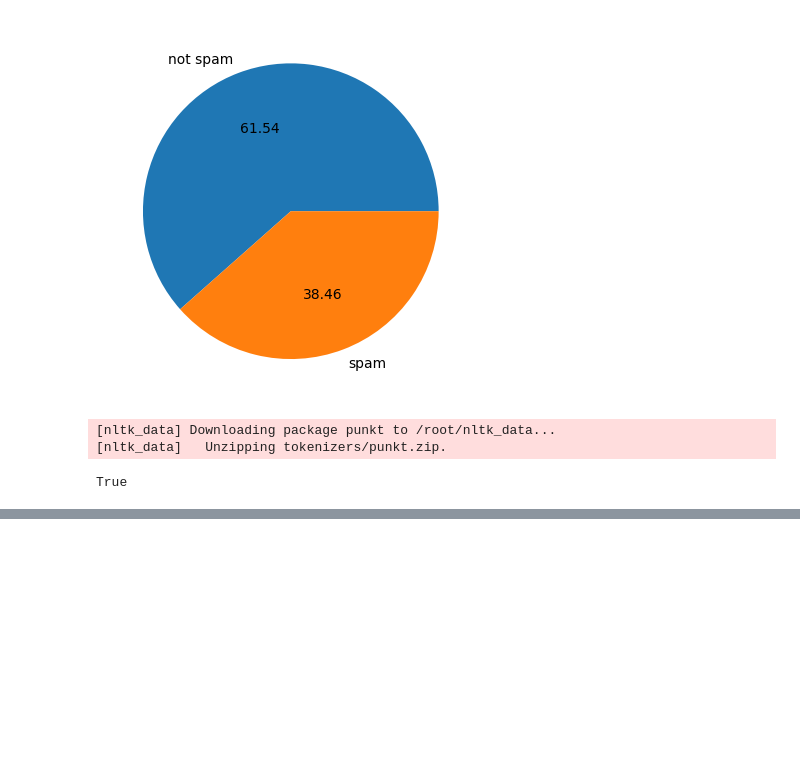
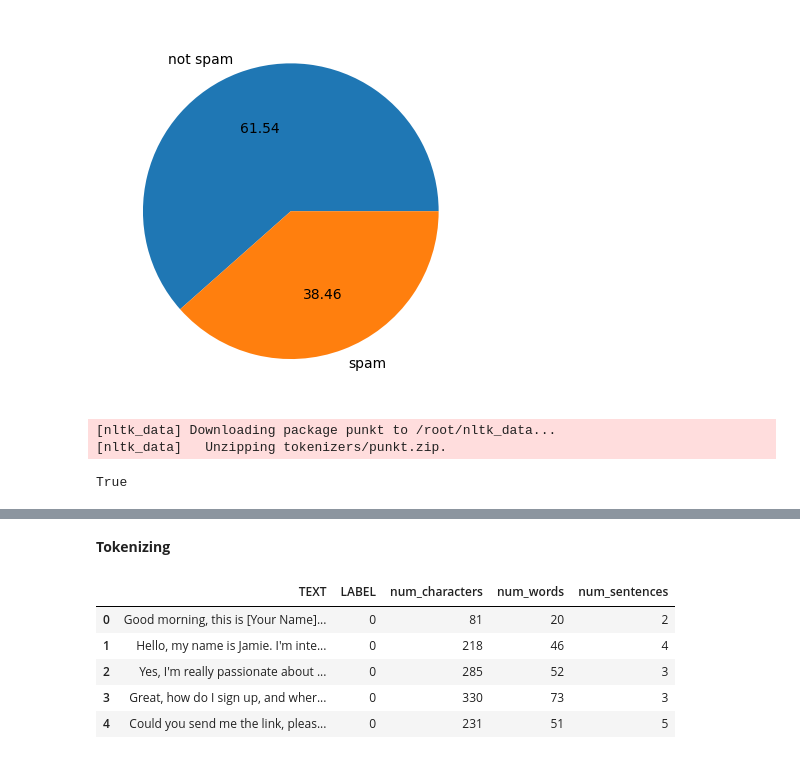
Before and after one commit to Cralsic123/Ginger, a Jupyter notebook: Untitled36.ipynb, the cells around one changed output, grey strips where cells are left out. Drawn from its saved outputs; the diff is of its cells as text; code cells hidden in the pictures; blank space fills up the shorter version.

```diff
--- a/Untitled36.ipynb
+++ b/Untitled36.ipynb
@@ -112,0 +122,2 @@ df['num_characters'] = df['TEXT'].apply(len)
+# %% [markdown]
+**Tokenizing**
@@ -112,0 +130,9 @@ df['num_characters'] = df['TEXT'].apply(len)
+# %%
+df.head()
+# %% [output]
+|  | TEXT | LABEL | num_characters | num_words | num_sentences |
+| 0 | Good morning, this is [Your Name]... | 0 | 81 | 20 | 2 |
+| 1 | Hello, my name is Jamie. I'm inte... | 0 | 218 | 46 | 4 |
+| 2 | Yes, I'm really passionate about ... | 0 | 285 | 52 | 3 |
+| 3 | Great, how do I sign up, and wher... | 0 | 330 | 73 | 3 |
+| 4 | Could you send me the link, pleas... | 0 | 231 | 51 | 5 |
```
Also changed, not shown: parts of 10 cells of this notebook.
